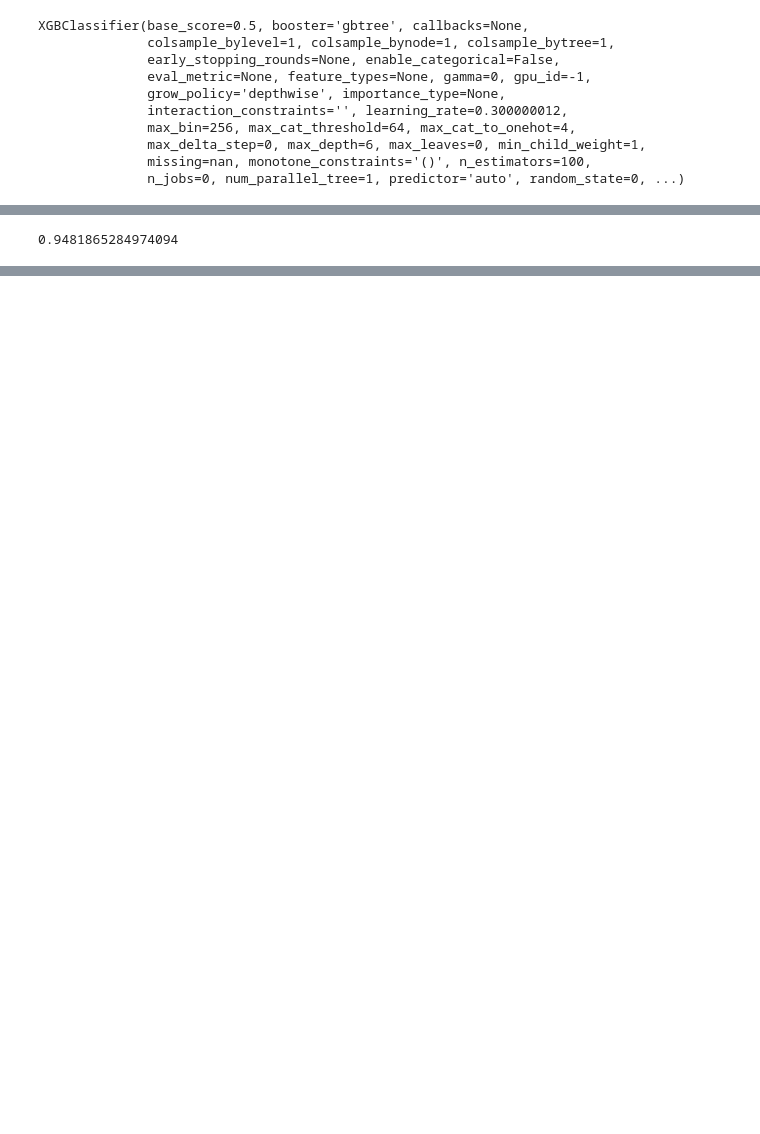
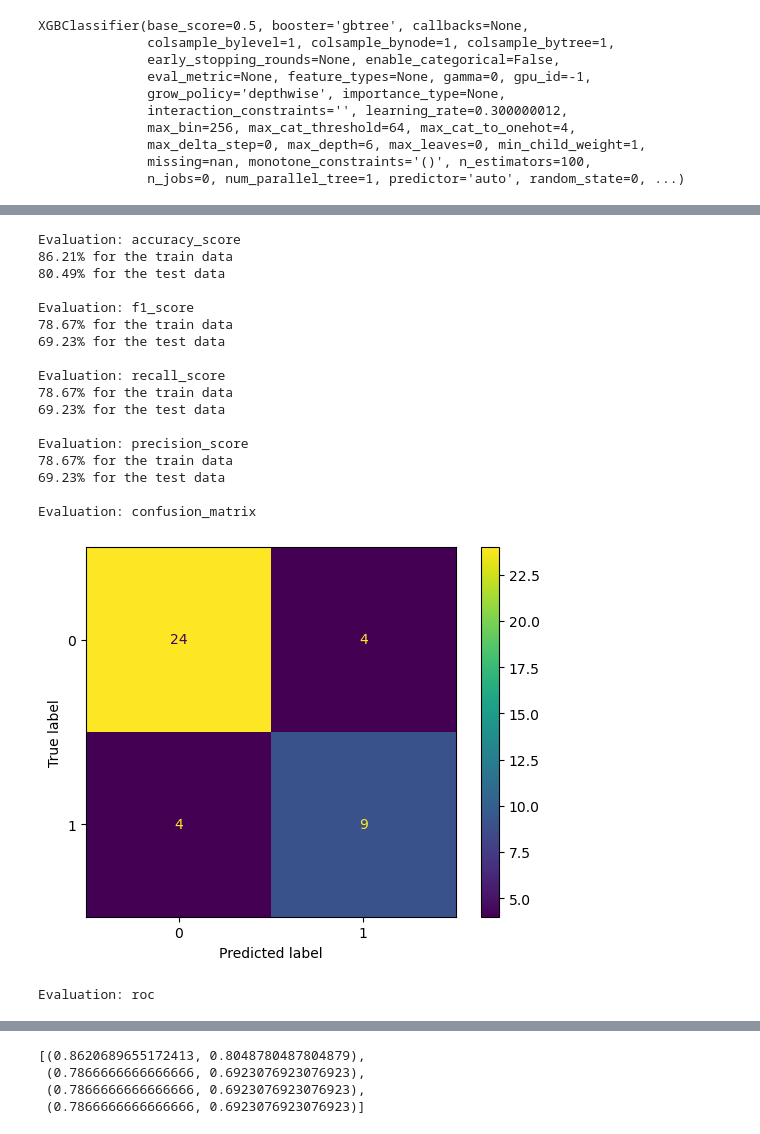
Before and after one commit to kimlindner/Type2DiabetesDetection_ML_Project, a Jupyter notebook: XGBoost.ipynb, the cells around one changed output, grey strips where cells are left out. Drawn from its saved outputs; the diff is of its cells as text; code cells hidden in the pictures; blank space fills up the shorter version.

```diff
--- a/XGBoost.ipynb
+++ b/XGBoost.ipynb
@@ -50,0 +80,8 @@ from sklearn.model_selection import KFold
+# %%
+grid_params = {
+        'max_depth': [3, 4, 5, 6],
+        'n_estimators': [60, 100, 140, 200],
+        'learning_rate': [0.3, 0.1, 0.01, 0.05]
+        }
+
+run_gridsearchCV(xgb_classifier, grid_params, X_train, y_train)
@@ -51,4 +106,23 @@ from sklearn.model_selection import KFold
 # %%
-accuracy_score(y_test,predictions)
+acc_best_model = load_model(xgb_classifier, 'accuracy')
+model_eval(acc_best_model, X_train, X_test, y_train, y_test, confusion=True, roc=True)
 # %% [output]
-0.9481865284974094
+Evaluation: accuracy_score
+86.21% for the train data
+80.49% for the test data
+
+Evaluation: f1_score
+78.67% for the train data
+69.23% for the test data
+
+Evaluation: recall_score
+78.67% for the train data
+69.23% for the test data
+
+Evaluation: precision_score
+78.67% for the train data
+69.23% for the test data
+
+Evaluation: confusion_matrix
+[figure, added]
+Evaluation: roc
@@ -55 +130,5 @@ accuracy_score(y_test,predictions)
+[(0.8620689655172413, 0.8048780487804879),
+ (0.7866666666666666, 0.6923076923076923),
+ (0.7866666666666666, 0.6923076923076923),
+ (0.7866666666666666, 0.6923076923076923)]
 # %%
```
Also changed, not shown: parts of 10 cells of this notebook, 7 other files.
